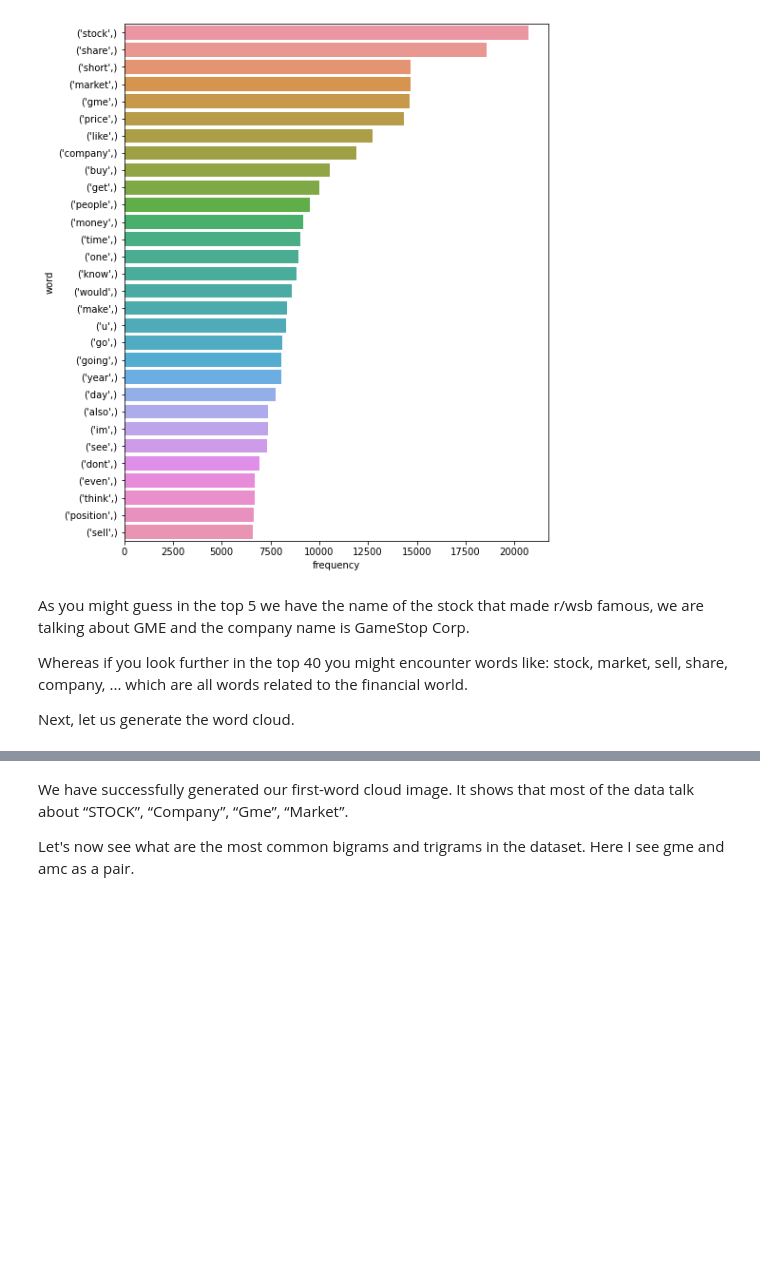
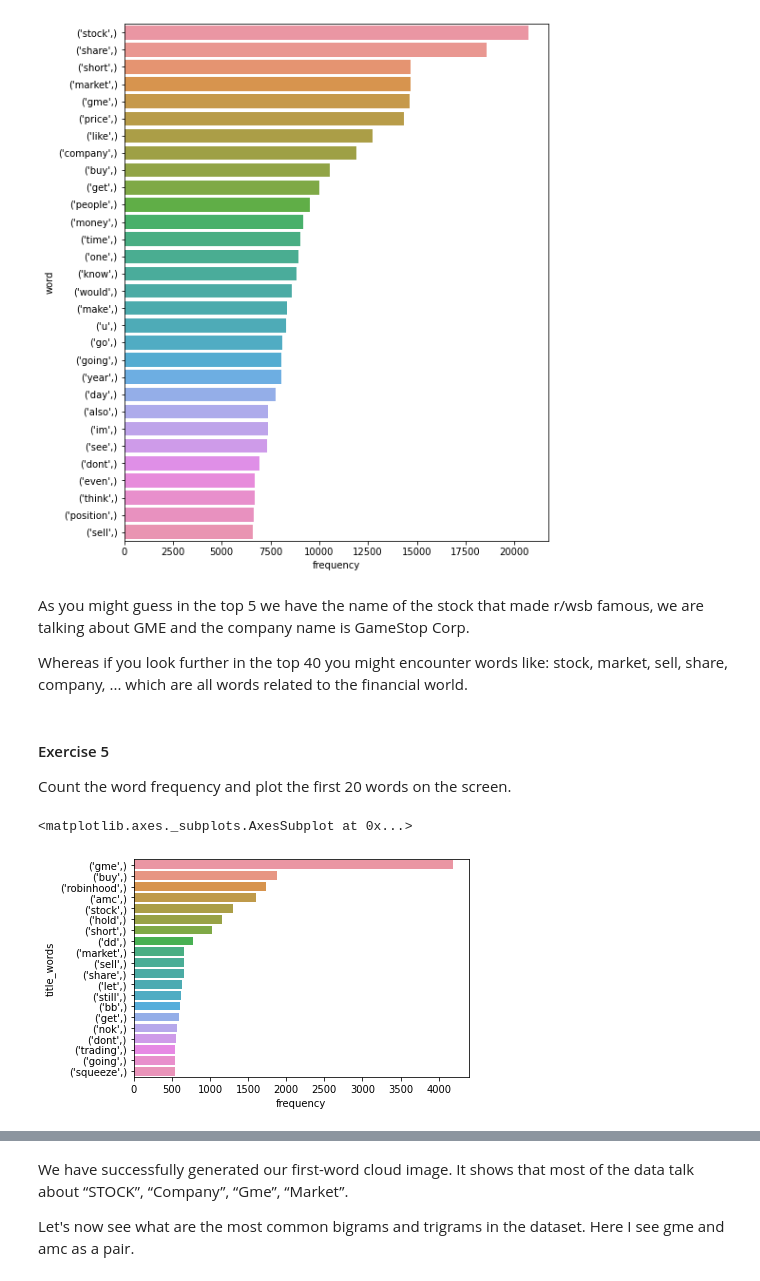
Before and after one commit to juliazhu09/TextAnalysis, a Jupyter notebook: Text_Analysis_using_Python.ipynb, the cells around one changed output, grey strips where cells are left out. Saved outputs shown, nothing was run; the diff lists cells and outputs as text; code cells hidden in the pictures; blank space fills up the shorter version.

```diff
--- a/Text_Analysis_using_Python.ipynb
+++ b/Text_Analysis_using_Python.ipynb
@@ -378,5 +434,23 @@ sns.barplot(x='frequency',y='word',data=data.head(30))
 As you might guess in the top 5 we have the name of the stock that made r/wsb famous, we are talking about GME and the company name is GameStop Corp.
 
 Whereas if you look further in the top 40 you might encounter words like: stock, market, sell, share, company, ... which are all words related to the financial world.
-
-Next, let us generate the word cloud.
+# %% [markdown]
+#### Exercise 5
+Count the word frequency and plot the first 20 words on the screen.
+# %%
+df['clean_title'] = df['title_text_lemmatized'].apply(lambda x : ' '.join(x))
+title_comments = " ".join(df['clean_title'])
+title_words = tokenize(title_comments)
+title_words[:10]
+
+### add the code here
+from collections import Counter
+counted =
+
+#### plot the figure
+data = pd.DataFrame(counted.items(),columns=['title_words','frequency']).sort_values(by='frequency',ascending=False)
+#plt.figure(figsize=(8, 10))
+sns.barplot(x='frequency',y='title_words',data=data.head(20))
+# %% [output]
+<matplotlib.axes._subplots.AxesSubplot at 0x...>
+[figure, added]
```
Also changed, not shown: parts of 19 cells of this notebook.
